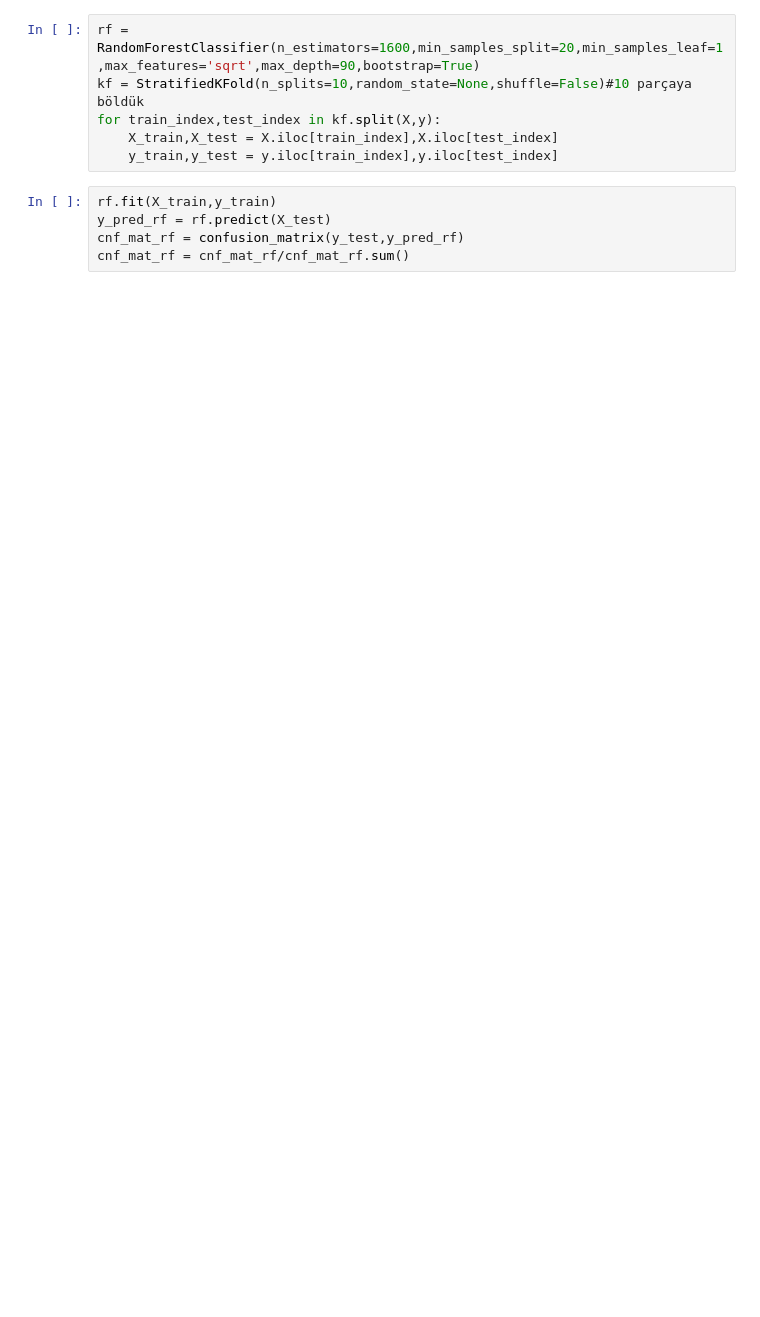
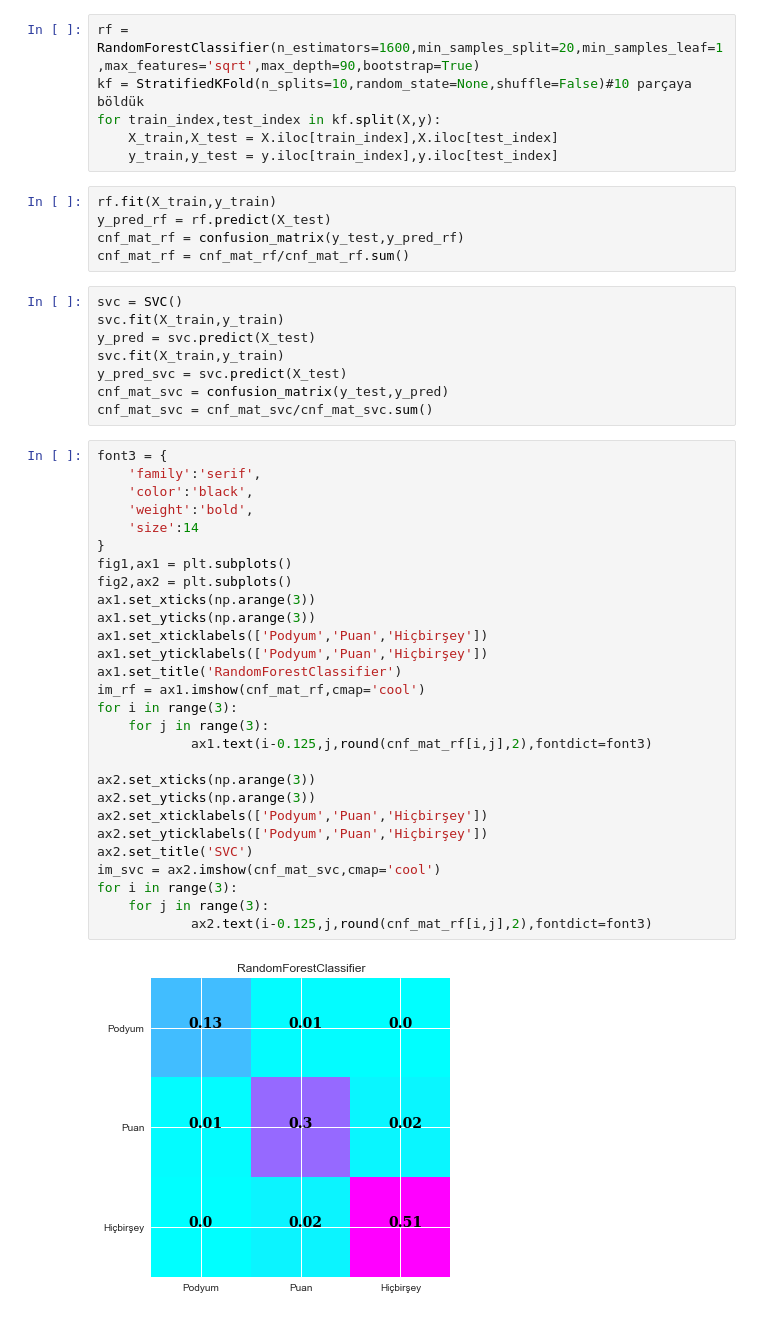
Before and after one commit to Umudigo48/Formula1GrandPrixPredictor, a Jupyter notebook: Prediction ve EDA.ipynb, the cells around one changed output. Drawn from its saved outputs; the diff is of its cells as text; blank space fills up the shorter version.

```diff
--- a/Prediction ve EDA.ipynb
+++ b/Prediction ve EDA.ipynb
@@ -635,3 +671,41 @@ rf.fit(X_train,y_train)
 y_pred_rf = rf.predict(X_test)
 cnf_mat_rf = confusion_matrix(y_test,y_pred_rf)
 cnf_mat_rf = cnf_mat_rf/cnf_mat_rf.sum()
+# %%
+svc = SVC()
+svc.fit(X_train,y_train)
+y_pred = svc.predict(X_test)
+svc.fit(X_train,y_train)
+y_pred_svc = svc.predict(X_test)
+cnf_mat_svc = confusion_matrix(y_test,y_pred)
+cnf_mat_svc = cnf_mat_svc/cnf_mat_svc.sum()
+# %%
+font3 = {
+    'family':'serif',
+    'color':'black',
+    'weight':'bold',
+    'size':14
+}
+fig1,ax1 = plt.subplots()
+fig2,ax2 = plt.subplots()
+ax1.set_xticks(np.arange(3))
+ax1.set_yticks(np.arange(3))
+ax1.set_xticklabels(['Podyum','Puan','Hiçbirşey'])
+ax1.set_yticklabels(['Podyum','Puan','Hiçbirşey'])
+ax1.set_title('RandomForestClassifier')
+im_rf = ax1.imshow(cnf_mat_rf,cmap='cool')
+for i in range(3):
+    for j in range(3):
+            ax1.text(i-0.125,j,round(cnf_mat_rf[i,j],2),fontdict=font3)
+
+ax2.set_xticks(np.arange(3))
+ax2.set_yticks(np.arange(3))
+ax2.set_xticklabels(['Podyum','Puan','Hiçbirşey'])
+ax2.set_yticklabels(['Podyum','Puan','Hiçbirşey'])
+ax2.set_title('SVC')
+im_svc = ax2.imshow(cnf_mat_svc,cmap='cool')
+for i in range(3):
+    for j in range(3):
+            ax2.text(i-0.125,j,round(cnf_mat_rf[i,j],2),fontdict=font3)
+# %% [output]
+[figure, added]
```
Also changed, not shown: parts of 13 cells of this notebook, 2 other files.
